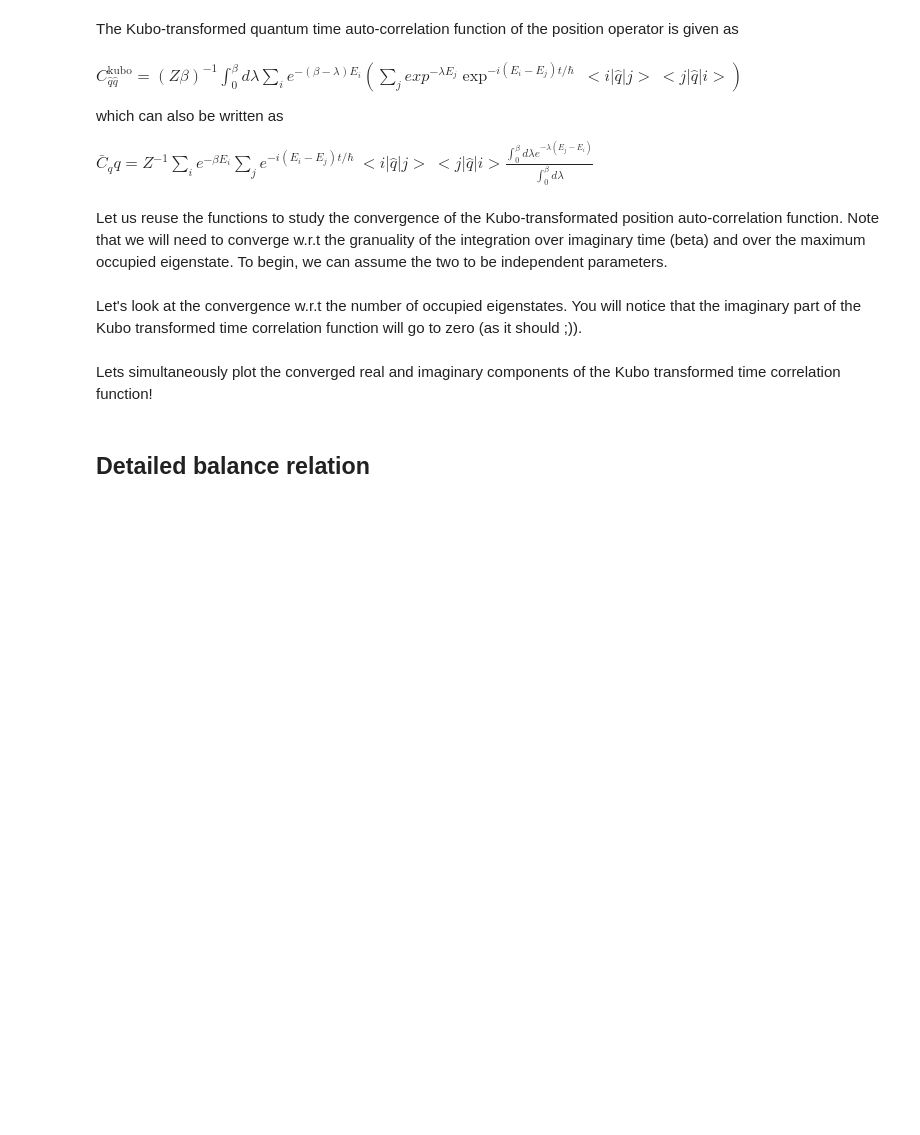
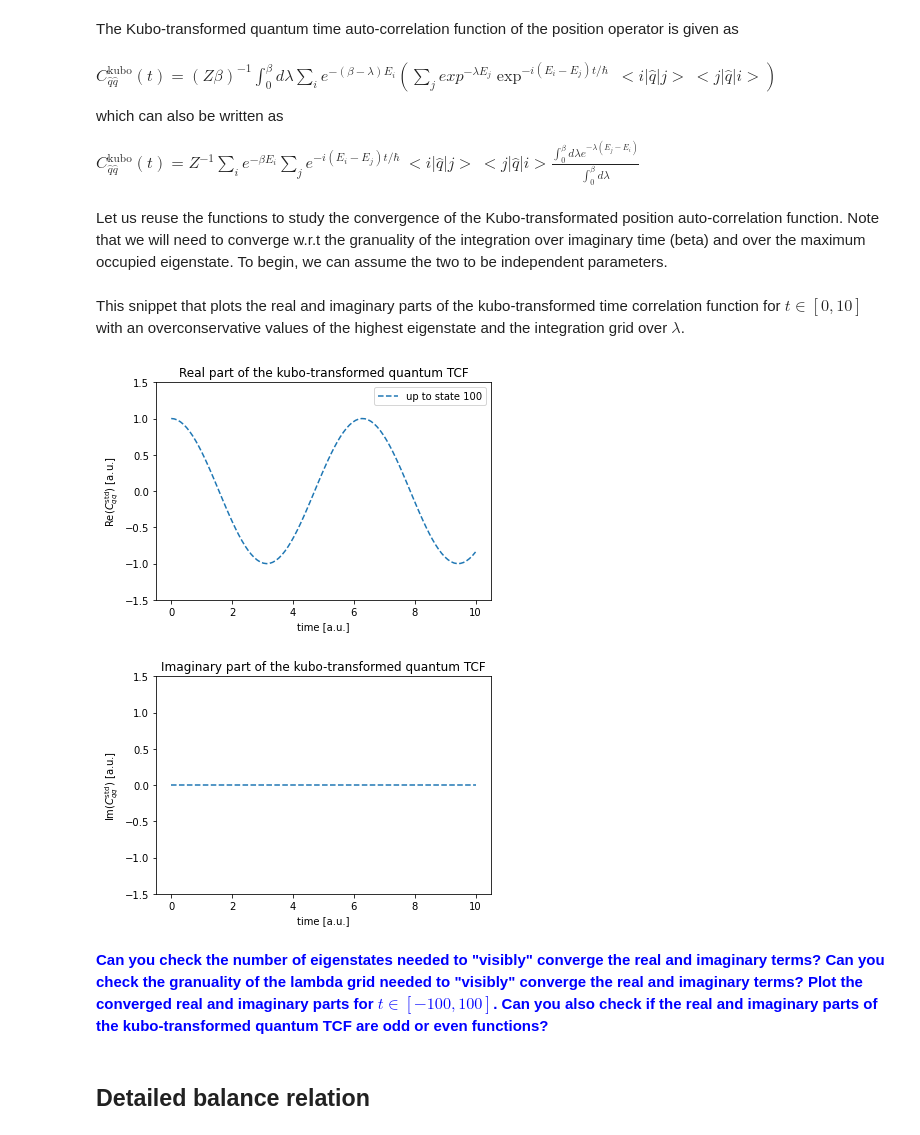
Before and after one commit to i-pi/pimd-mooc, a Jupyter notebook: 3-rpmd.ipynb, the cells around one changed output. Drawn from its saved outputs; the diff is of its cells as text; code cells hidden in the pictures; blank space fills up the shorter version.

```diff
--- a/3-rpmd.ipynb
+++ b/3-rpmd.ipynb
@@ -145,9 +152,0 @@ Can you now plot the "convered" position autcorrelation function of a simple har
-# %%
-t = np.linspace(-10,10, 100)
-plt.title(r'Converged $C_{qq}$ of a harmonic oscillator at $\beta$ = %5.2e' % (beta))
-plt.xlabel('time [a.u.]')
-plt.ylabel('$C^{\mathrm{std}}_{qq}$ [a.u.]')
-plt.plot(t, np.real(Cqq_std(t)), label='Real', marker='o')
-plt.plot(t, np.imag(Cqq_std(t)), label='Imaginary', marker='o')
-plt.legend()
-plt.show()
@@ -156,18 +160,18 @@ plt.show()
 # %% [markdown]
 The Kubo-transformed quantum time auto-correlation function of the position operator is given as
 # %% [markdown]
-$C^{\text{kubo}}_{\hat{q}\hat{q}} = (Z \beta)^{-1} \int_{0}^{\beta} d\lambda  \sum_{i} e^{-(\beta - \lambda) E_i}
+$C^{\text{kubo}}_{\hat{q}\hat{q}}(t) = (Z \beta)^{-1} \int_{0}^{\beta} d\lambda  \sum_{i} e^{-(\beta - \lambda) E_i}
    (\sum_{j} exp^{-\lambda E_j} \exp^{ -i(E_i - E_j) t / \hbar} ~ <i| \hat{q} | j> ~ < j | \hat{q} | i >)$
 
 which can also be written as
 
-$\bar{C}_qq = Z^{-1} \sum_{i} e^{-\beta E_i} \sum_{j} e^{ -i(E_i - E_j) t / \hbar}  ~ <i| \hat{q} | j> ~ < j | \hat{q} | i >
+$C^{\text{kubo}}_{\hat{q}\hat{q}}(t) = Z^{-1} \sum_{i} e^{-\beta E_i} \sum_{j} e^{ -i(E_i - E_j) t / \hbar}  ~ <i| \hat{q} | j> ~ < j | \hat{q} | i >
               \frac{\int_{0}^{\beta} d\lambda  e^{-\lambda (E_j-E_i)}}{\int_{0}^{\beta} d\lambda} $
 # %% [markdown]
 Let us reuse the functions to study the convergence of the Kubo-transformated position auto-correlation function.
 Note that we will need to converge w.r.t the granuality of the integration over imaginary time (beta) and over the maximum occupied eigenstate. To begin, we can assume the two to be independent parameters.
 # %%
-def Cqq_kubo(t, omega=1, i_max=20, lgrid=1000):
+def Cqq_kubo(t, omega=1, i_max=100, lgrid=1000):
     """
     Calculates the standard quantum time correlation function of a simple harmonic oscillator
     by considering the first i_max eigenstates.
@@ -191,25 +195,27 @@ def Cqq_kubo(t, omega=1, i_max=20, lgrid=1000):
         return rcqq / rz
     else:
         return t * 0
-# %% [markdown]
-Let's look at the convergence w.r.t the number of occupied eigenstates. You will notice that the imaginary part of the Kubo transformed time correlation function will go to zero (as it should ;)).
+# %% [markdown]
+This snippet that plots the real and imaginary parts of the kubo-transformed time correlation function for $t \in [0, 10]$ with an overconservative values of the highest eigenstate and the integration grid over $\lambda$.
 # %%
-t = np.linspace(0,20, 1000)
-i_max =10
+t = np.linspace(0,10, 100)
+i_max = 100
 
-plt.title('Convergence of Re(${C}_{qq}$) with the number of eigenstates')
+plt.title('Real part of the kubo-transformed quantum TCF')
 plt.xlabel('time [a.u.]')
-#plt.ylabel('Re($C_{qq}$) [a.u.]')
-for i in range(2, i_max, 2):
-    plt.plot(t, np.real(Cqq_kubo(t, 1, i)), label= 'up to ' +  str(i) + '-th state', ls='--')
+plt.ylabel('Re($C^{\mathrm{std}}_{qq}$) [a.u.]')
+plt.plot(t, np.real(Cqq_kubo(t, 1, i_max)), label= 'up to state ' +  str(i_max), ls='--')
 plt.legend()
+plt.ylim(-1.5,1.5)
 plt.show()
 
 
-plt.title('Convergence of Im($C_{qq}$) with the number of eigenstates')
+plt.title('Imaginary part of the kubo-transformed quantum TCF')
 plt.xlabel('time [a.u.]')
-plt.ylabel('Im($C_{qq}$) [a.u.]')
-for i in range(2, i_max, 2):
-    plt.plot(t, np.imag(Cqq_kubo(t, 1, i)), label= 'up to ' +  str(i) + '-th state', ls='--')
-plt.legend()
+plt.ylabel('Im($C^{\mathrm{std}}_{qq}$) [a.u.]')
+plt.plot(t, np.imag(Cqq_kubo(t, 1, i_max)), label= 'up to state ' +  str(i_max), ls='--')
+plt.ylim(-1.5,1.5)
 plt.show()
+# %% [output]
+[figure, added]
+[figure, added]
@@ -227,2 +221,0 @@ plt.show()
-# %% [markdown]
-Lets simultaneously plot the converged real and imaginary components of the Kubo transformed time correlation function!
@@ -237,0 +222,2 @@ plt.show()
+# %% [markdown]
+<p style="color:blue; font-weight:bold"> Can you check the number of eigenstates needed to "visibly" converge the real and imaginary terms? Can you check the granuality of the lambda grid needed to "visibly" converge the real and imaginary terms? Plot the converged real and imaginary parts for $t \in [-100, 100]$. Can you also check if the real and imaginary parts of the kubo-transformed quantum TCF are odd or even functions? </p>
```
Also changed, not shown: parts of 56 cells of this notebook, 1 other file.
